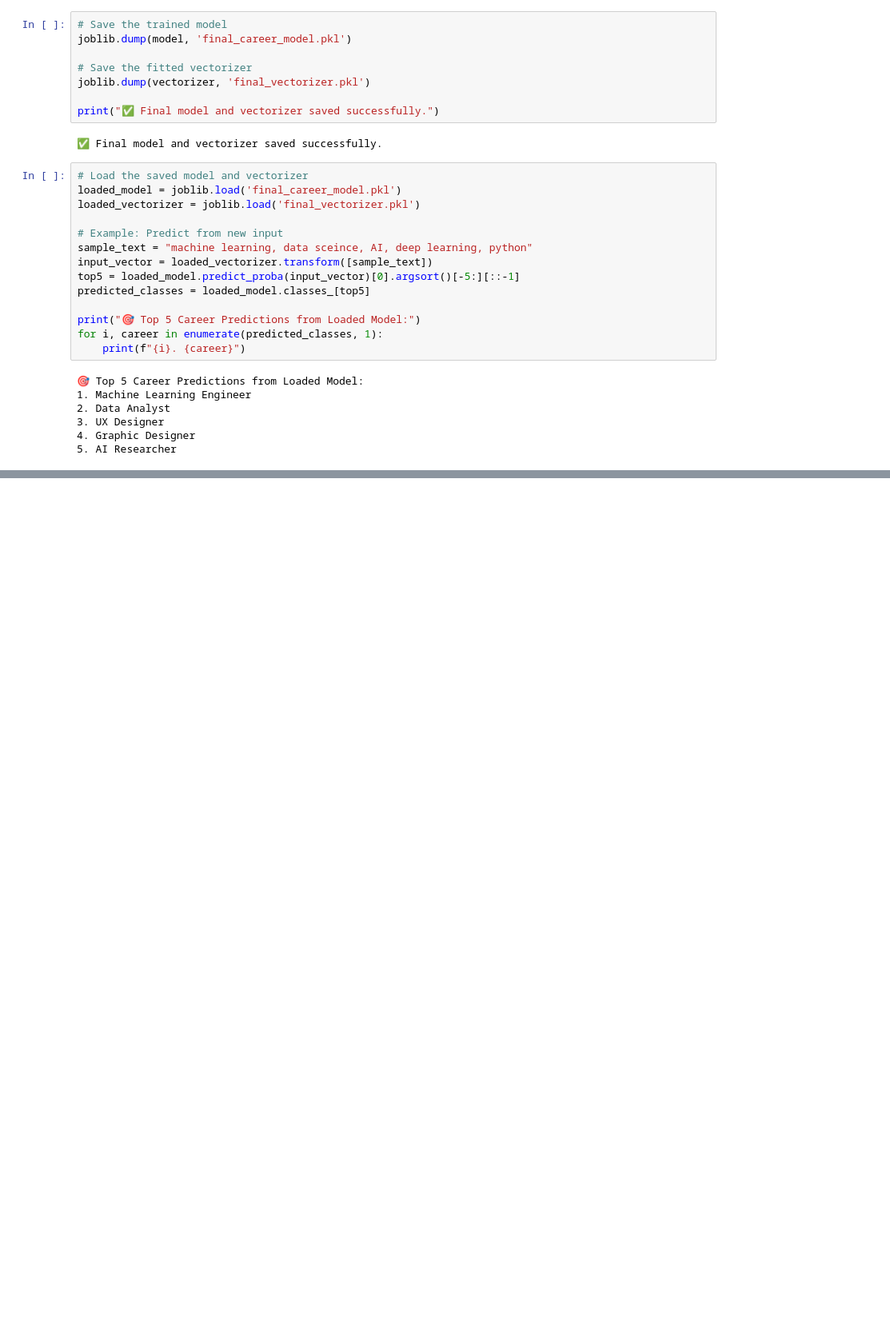
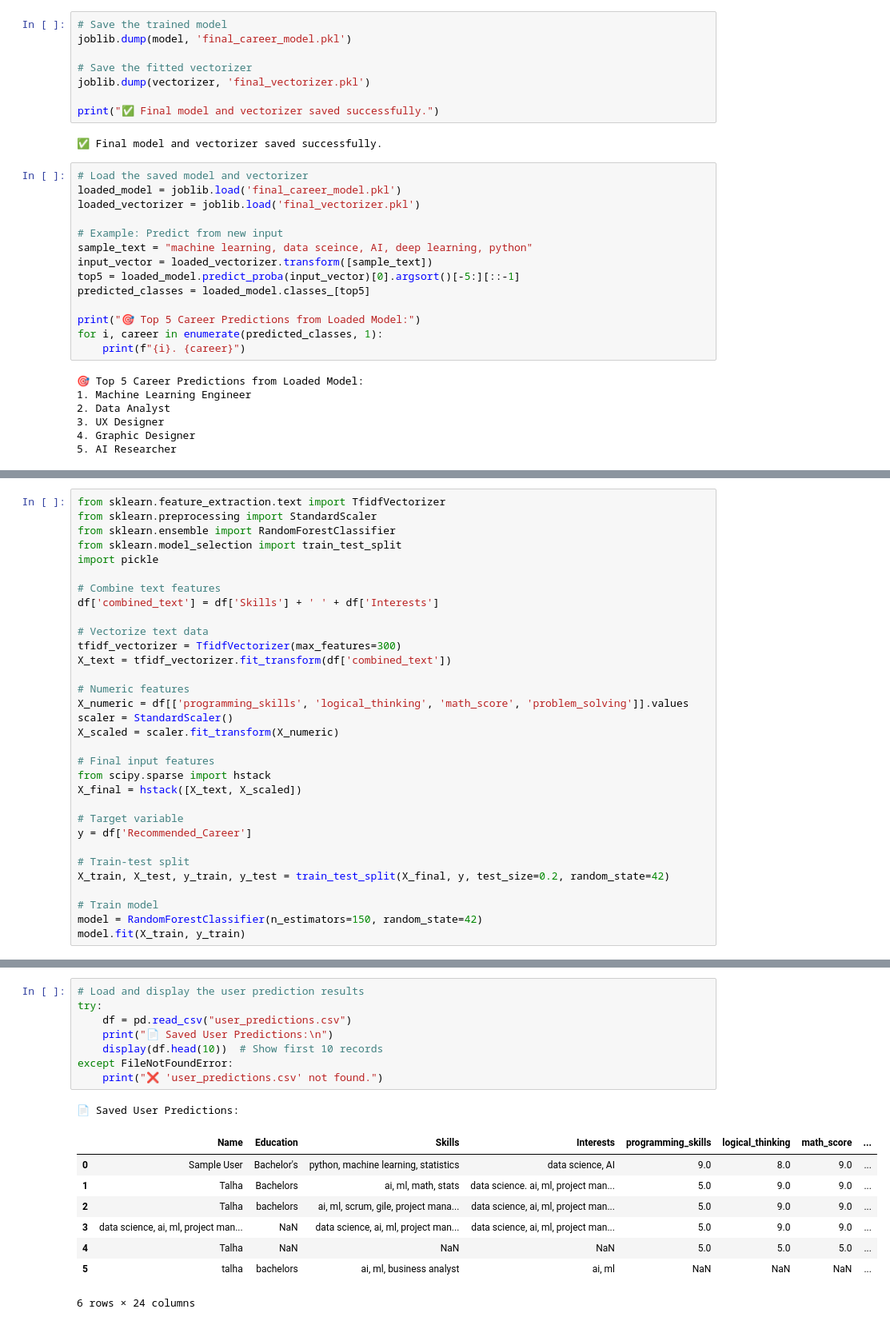
Before and after one commit to RaheelHasan99/AI-Powered-Career-Recommendation-System, a Jupyter notebook: NoteBooks/Data_Analysis.ipynb, the cells around one changed output, grey strips where cells are left out. Shown at 80% size. Cells and saved outputs as stored; diff of their text form; blank space fills up the shorter version.

Commit message:
Final Model Training, Testing and Prediction
Final model is trained over 6 inputs features and predicts the career and stores the values in the csv and also displays it.

```diff
--- a/NoteBooks/Data_Analysis.ipynb
+++ b/NoteBooks/Data_Analysis.ipynb
@@ -2774,0 +2946,32 @@ for i, career in enumerate(predicted_classes, 1):
+# %%
+from sklearn.feature_extraction.text import TfidfVectorizer
+from sklearn.preprocessing import StandardScaler
+from sklearn.ensemble import RandomForestClassifier
+from sklearn.model_selection import train_test_split
+import pickle
+
+# Combine text features
+df['combined_text'] = df['Skills'] + ' ' + df['Interests']
+
+# Vectorize text data
+tfidf_vectorizer = TfidfVectorizer(max_features=300)
+X_text = tfidf_vectorizer.fit_transform(df['combined_text'])
+
+# Numeric features
+X_numeric = df[['programming_skills', 'logical_thinking', 'math_score', 'problem_solving']].values
+scaler = StandardScaler()
+X_scaled = scaler.fit_transform(X_numeric)
+
+# Final input features
+from scipy.sparse import hstack
+X_final = hstack([X_text, X_scaled])
+
+# Target variable
+y = df['Recommended_Career']
+
+# Train-test split
+X_train, X_test, y_train, y_test = train_test_split(X_final, y, test_size=0.2, random_state=42)
+
+# Train model
+model = RandomForestClassifier(n_estimators=150, random_state=42)
+model.fit(X_train, y_train)
@@ -2774,0 +3263,18 @@ for i, career in enumerate(predicted_classes, 1):
+# %%
+# Load and display the user prediction results
+try:
+    df = pd.read_csv("user_predictions.csv")
+    print("📄 Saved User Predictions:\n")
+    display(df.head(10))  # Show first 10 records
+except FileNotFoundError:
+    print("❌ 'user_predictions.csv' not found.")
+# %% [output]
+📄 Saved User Predictions:
+|  | Name | Education | Skills | Interests | programming_skills | logical_thinking | math_score | ... |
+| 0 | Sample User | Bachelor's | python, machine learning, statistics | data science, AI | 9.0 | 8.0 | 9.0 | ... |
+| 1 | Talha | Bachelors | ai, ml, math, stats | data science. ai, ml, project man... | 5.0 | 9.0 | 9.0 | ... |
+| 2 | Talha | bachelors | ai, ml, scrum, gile, project mana... | data science, ai, ml, project man... | 5.0 | 9.0 | 9.0 | ... |
+| 3 | data science, ai, ml, project man... | NaN | data science, ai, ml, project man... | data science, ai, ml, project man... | 5.0 | 9.0 | 9.0 | ... |
+| 4 | Talha | NaN | NaN | NaN | 5.0 | 5.0 | 5.0 | ... |
+| 5 | talha | bachelors | ai, ml, business analyst | ai, ml | NaN | NaN | NaN | ... |
+6 rows × 24 columns
```
Also changed, not shown: parts of 27 cells of this notebook, 8 other files.
